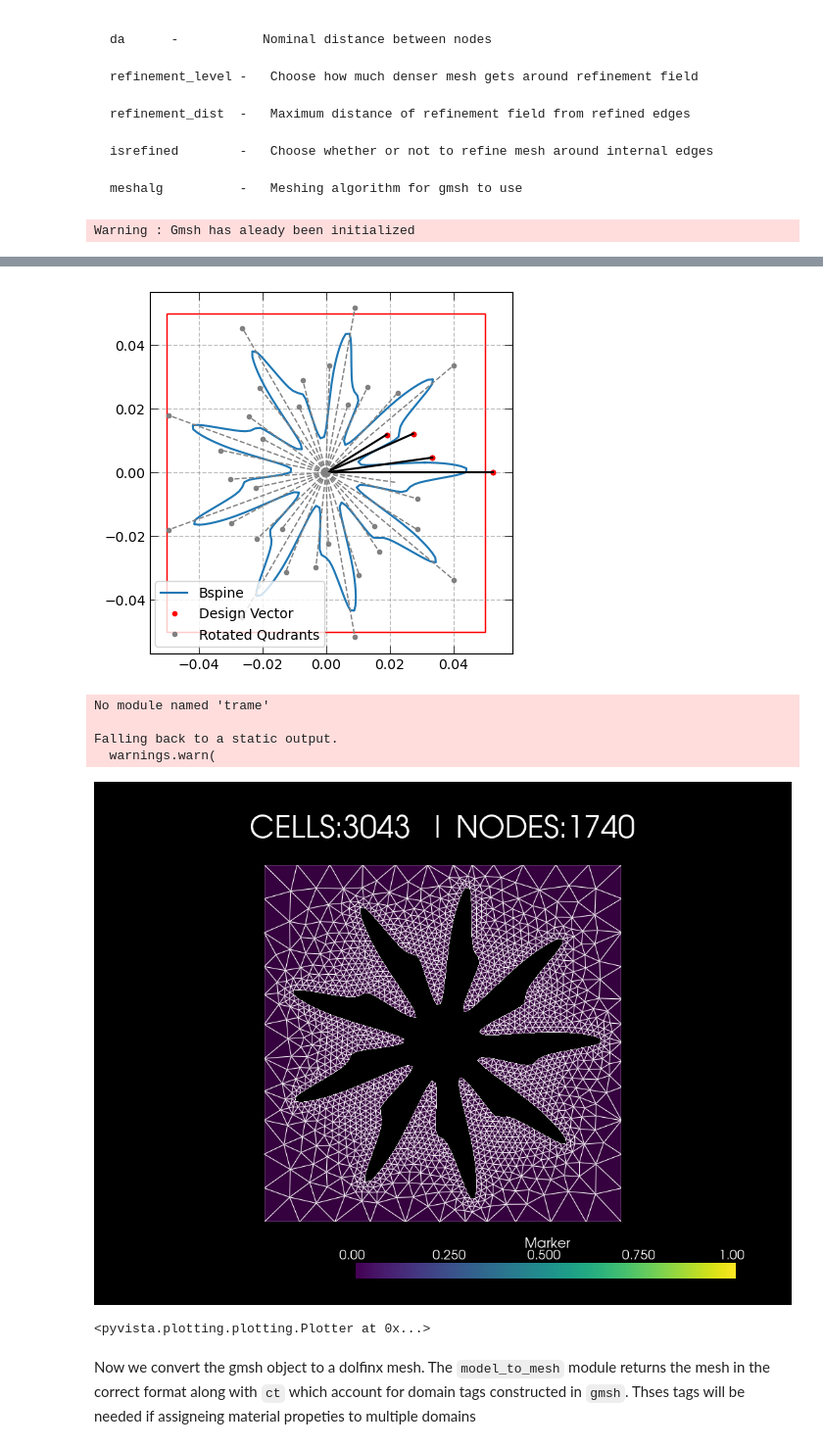
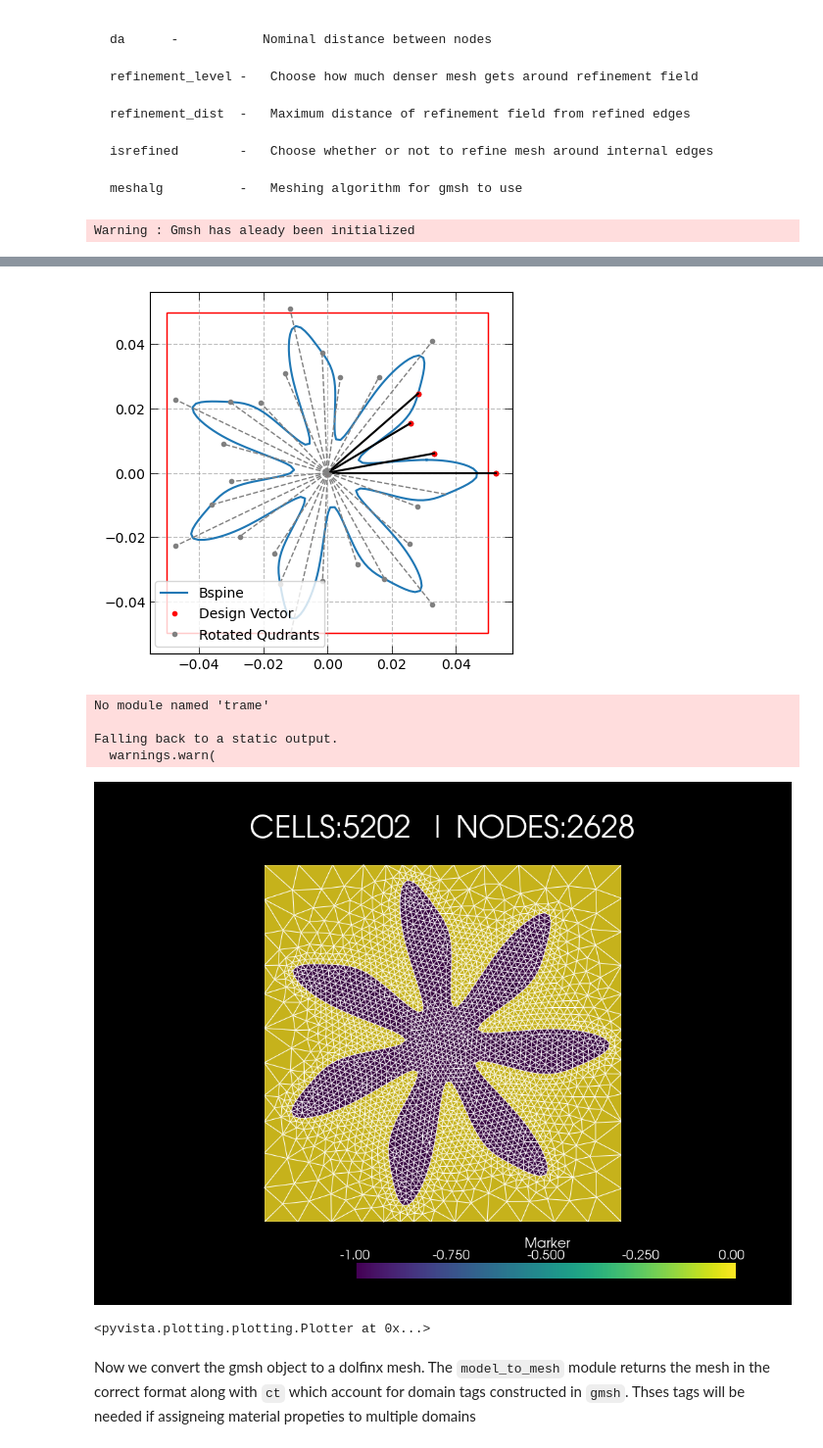
Before and after one commit to jtempelman95/fenonics, a Jupyter notebook: RepoCodes/real_build/TutorialNotebook.ipynb, the cells around one changed output, grey strips where cells are left out. Shown at 98% size. Saved outputs shown, nothing was run; the diff lists cells and outputs as text; code cells hidden in the pictures.

```diff
--- a/RepoCodes/real_build/TutorialNotebook.ipynb
+++ b/RepoCodes/real_build/TutorialNotebook.ipynb
@@ -61,12 +61,12 @@ We start by defining some parameters for the void in our square unit cell
     meshalg          -   Meshing algorithm for gmsh to use
 # %%
 # Meshing parameters
-cut         = True
+cut         = False
 a_len       = .1
-r           = np.array([1.4,.9,0,.8,.6])*a_len*.75
+r           = np.array([1.4,.9,0,.8,1])*a_len*.75
 offset      = 0*np.pi/4
 design_vec  = np.concatenate( (r/a_len, [offset] ))
-Nquads      = 9
+Nquads      = 7
 da                  =   a_len/10
 refinement_level    =   6
 refinement_dist     =   a_len/10
@@ -112,9 +113,9 @@ Info    : 1785 nodes 3530 elements
-[figure, old version]
+[figure, new version]
 No module named 'trame'
 
 Falling back to a static output.
   warnings.warn(
-[figure, old version]
+[figure, new version]
 <pyvista.plotting.plotting.Plotter at 0x...>
 # %% [markdown]
 Now we convert the gmsh object to a dolfinx mesh. The `model_to_mesh` module returns the mesh in the correct format along with `ct` which account for domain tags constructed in `gmsh`. Thses tags will be needed if assigneing material propeties to multiple domains
```
Also changed, not shown: parts of 7 cells of this notebook, 2 other files.
